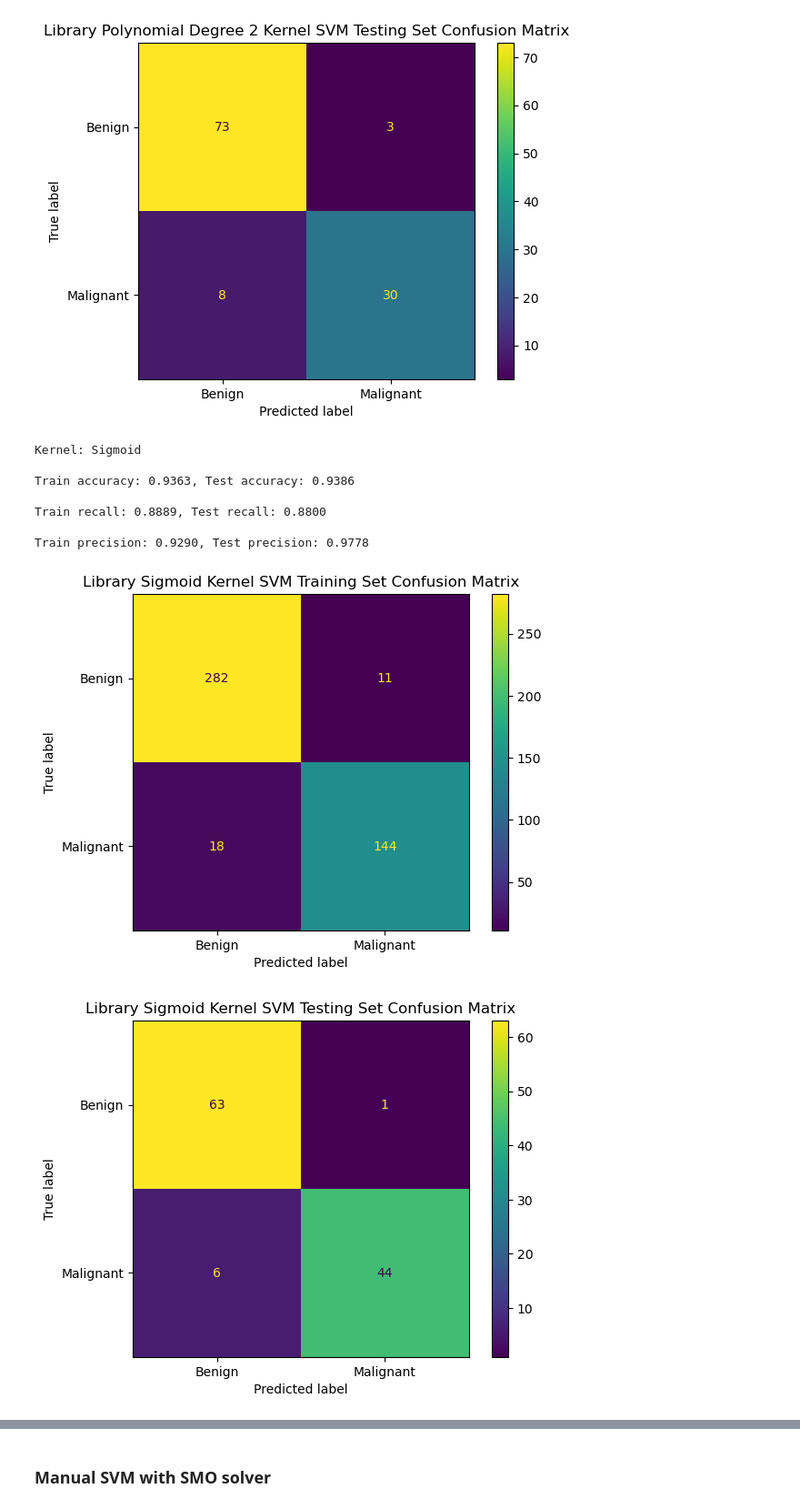
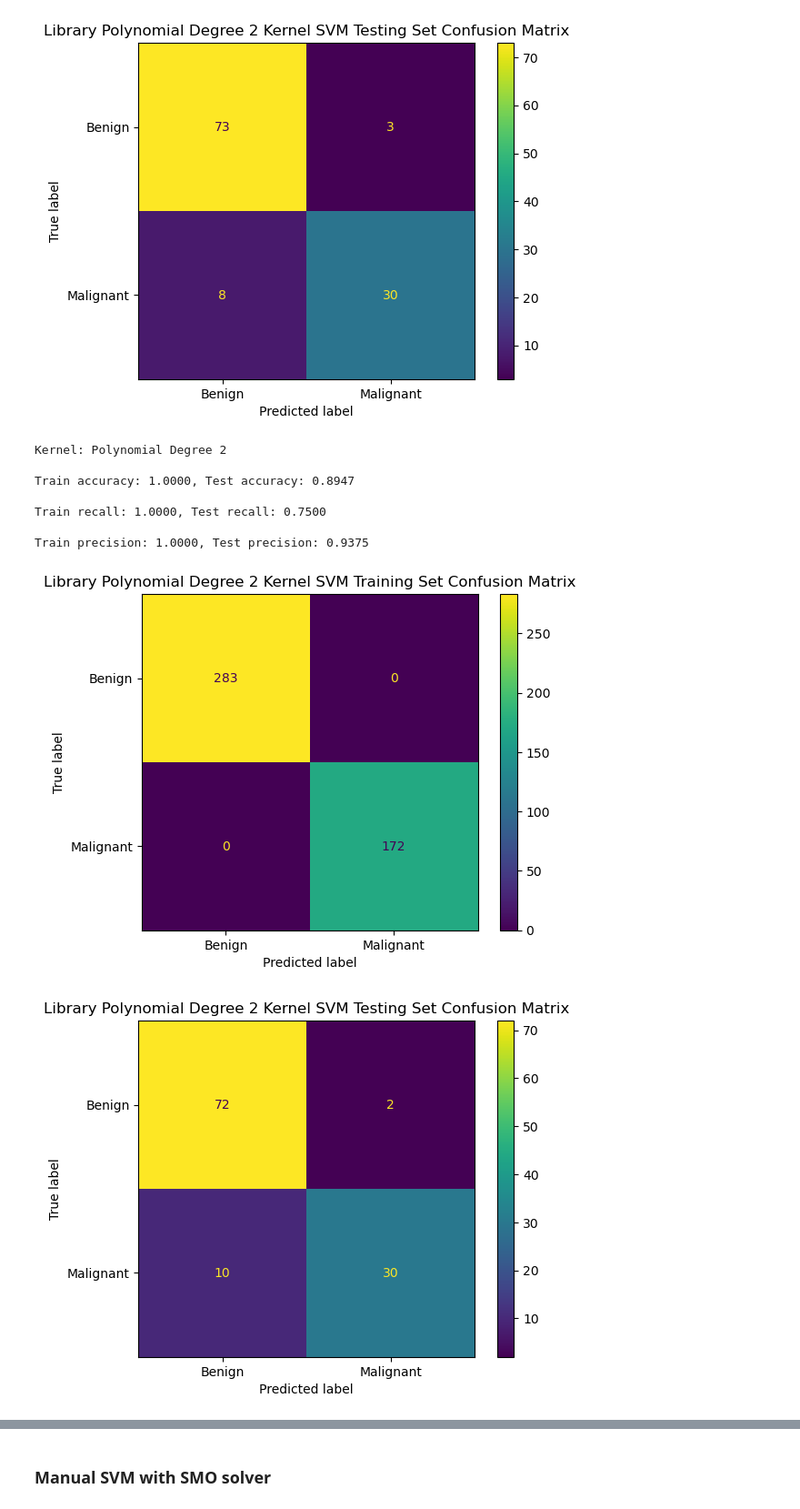
Before and after one commit to whuang3607/CS-6140-Project, a Jupyter notebook: William_Huang_Final_Project.ipynb, the cells around one changed output, grey strips where cells are left out. Shown at 91% size. Drawn from its saved outputs; the diff is of its cells as text; code cells hidden in the pictures.

```diff
--- a/William_Huang_Final_Project.ipynb
+++ b/William_Huang_Final_Project.ipynb
@@ -397,0 +372,20 @@ Train precision: 1.0000, Test precision: 0.9792
+# %%
+# applying python library random forest model to breast cancer data
+model = RandomForestClassifier(max_depth=5, n_estimators=10, criterion='entropy', min_samples_leaf=5)
+model.fit(X_train_cancer, y_train_cancer)
+y_train_prediction = model.predict(X_train_cancer)
+y_test_prediction = model.predict(X_test_cancer)
+
+# getting train results
+train_accuracy = accuracy_score(y_train_cancer, y_train_prediction)
+train_recall = recall_score(y_train_cancer, y_train_prediction)
+train_precision = precision_score(y_train_cancer, y_train_prediction)
+
+# getting test results
+test_accuracy = accuracy_score(y_test_cancer, y_test_prediction)
+test_recall = recall_score(y_test_cancer, y_test_prediction)
+test_precision = precision_score(y_test_cancer, y_test_prediction)
+
+print(f"Train accuracy: {train_accuracy:.4f}, Test accuracy: {test_accuracy:.4f}\n")
+print(f"Train recall: {train_recall:.4f}, Test recall: {test_recall:.4f}\n")
+print(f"Train precision: {train_precision:.4f}, Test precision: {test_precision:.4f}")
@@ -585,18 +585,18 @@ Train recall: 0.8563, Test recall: 0.7895
 Train precision: 0.9803, Test precision: 0.9091
 [figure]
 [figure]
-# %%
-sigmoid_svm = SVC(kernel='sigmoid')
-sigmoid_y_train_prediction, sigmoid_y_test_prediction = svm_performance_on_cancer(sigmoid_svm, 'Sigmoid')
-svm_confusion_matrix_on_cancer(sigmoid_y_train_prediction, sigmoid_y_test_prediction, "Sigmoid", "Library")
-plt.show()
-# %% [output]
-Kernel: Sigmoid
-
-Train accuracy: 0.9363, Test accuracy: 0.9386
-
-Train recall: 0.8889, Test recall: 0.8800
-
-Train precision: 0.9290, Test precision: 0.9778
-[figure, removed]
-[figure, removed]
+# %%
+poly_svm = SVC(kernel='poly', degree=2, gamma=10)
+poly_y_train_prediction, poly_y_test_prediction = svm_performance_on_cancer(poly_svm, 'Polynomial Degree 2')
+svm_confusion_matrix_on_cancer(poly_y_train_prediction, poly_y_test_prediction, "Polynomial Degree 2", "Library")
+plt.show()
+# %% [output]
+Kernel: Polynomial Degree 2
+
+Train accuracy: 1.0000, Test accuracy: 0.8947
+
+Train recall: 1.0000, Test recall: 0.7500
+
+Train precision: 1.0000, Test precision: 0.9375
+[figure, added]
+[figure, added]
```
Also changed, not shown: parts of 7 cells of this notebook, 1 other file.
